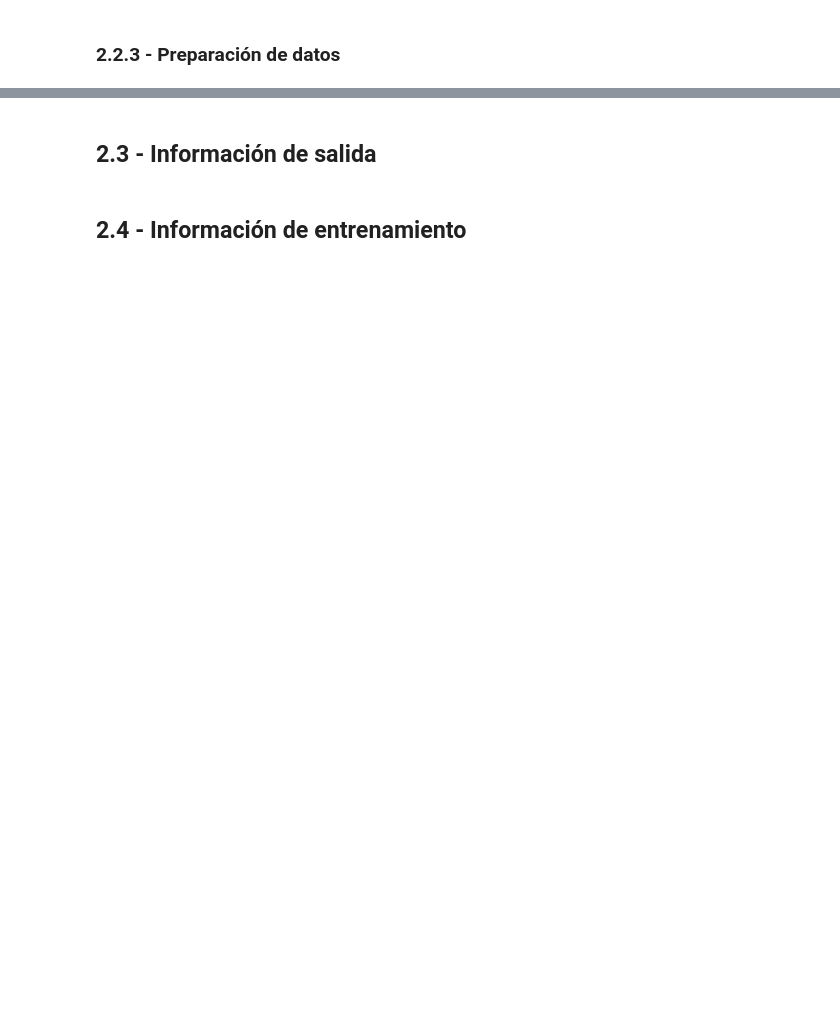
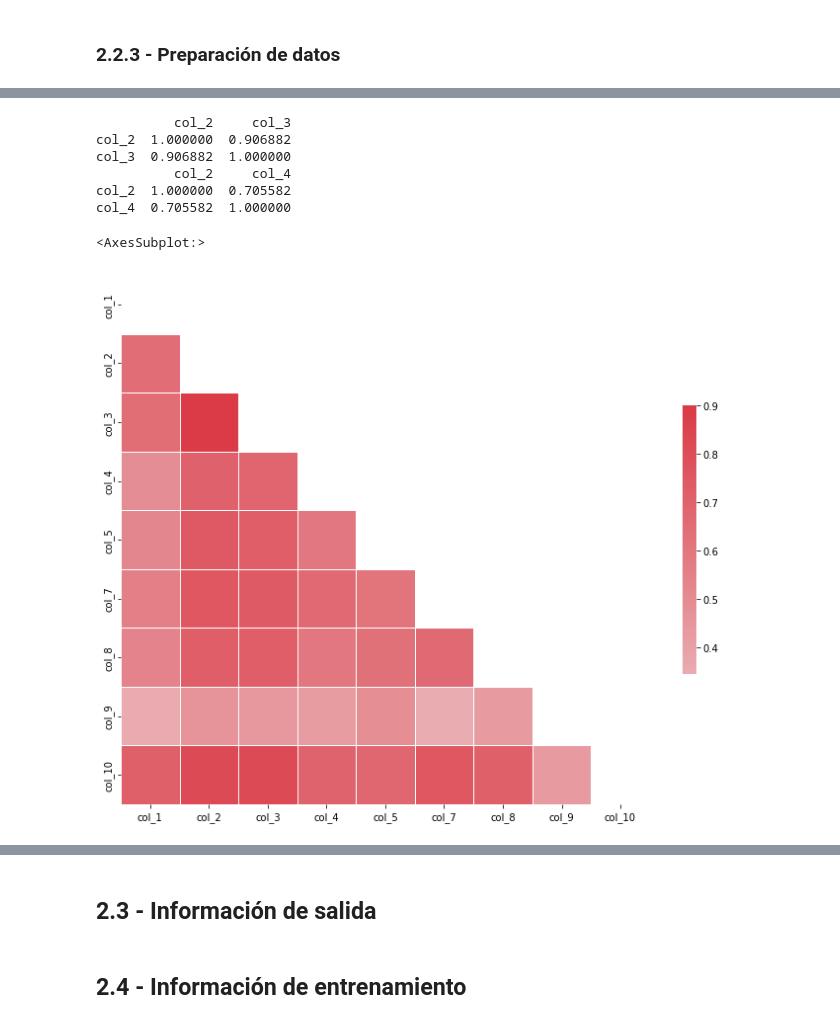
Before and after one commit to ferjorosa/tokio-school-dl-03-2023, a Jupyter notebook: 1 - INTRODUCCION/2-Preparacion de datos y herramientas.ipynb, the cells around one changed output, grey strips where cells are left out. Cells and saved outputs as stored; diff of their text form; code cells hidden in the pictures; blank space fills up the shorter version.

```diff
--- a/1 - INTRODUCCION/2-Preparacion de datos y herramientas.ipynb
+++ b/1 - INTRODUCCION/2-Preparacion de datos y herramientas.ipynb
@@ -118,0 +121,3 @@ Por ejemplo, si nuestro conjunto de datos es una imagen, el proceso de aumentaci
+# %%
+df_breast_cancer = pd.read_csv("https://archive.ics.uci.edu/ml/machine-learning-databases/breast-cancer-wisconsin/breast-cancer-wisconsin.data", header=None)
+df_breast_cancer.columns = ["col_" + str(i) for i in df_breast_cancer.columns]
@@ -118,0 +195,3 @@ Por ejemplo, si nuestro conjunto de datos es una imagen, el proceso de aumentaci
+# %%
+# replace "?" to NaN
+df_breast_cancer.replace("?", np.nan, inplace = True)
@@ -118,0 +239,36 @@ Por ejemplo, si nuestro conjunto de datos es una imagen, el proceso de aumentaci
+# %%
+print(df_breast_cancer[["col_2", "col_3"]].corr())
+print(df_breast_cancer[["col_2", "col_4"]].corr())
+# %% [output]
+          col_2     col_3
+col_2  1.000000  0.906882
+col_3  0.906882  1.000000
+          col_2     col_4
+col_2  1.000000  0.705582
+col_4  0.705582  1.000000
+# %%
+import matplotlib.pyplot as plt
+import seaborn as sns
+
+# Ignoramos la columna 0 porque actua como un ID
+df = df_breast_cancer.drop(["col_0"], axis=1)
+
+# Generamos la matriz de correlacción
+corr = df.corr()
+
+# Generamos una máscara con Numpy que ignora la triangular superior (ya que es simétrica) y la diagonal
+mask = np.zeros_like(corr, dtype=bool)
+mask[np.triu_indices_from(mask)] = True
+
+# Preparamos la figura de Matplotlib
+f, ax = plt.subplots(figsize=(12, 10))
+
+# Generamos un colormap
+cmap = sns.diverging_palette(220, 10, as_cmap=True)
+
+# Dibujamos el heatmap
+sns.heatmap(corr, mask=mask, cmap=cmap, vmax=.9, center=0,
+            square=True, linewidths=.5, cbar_kws={"shrink": .5})
+# %% [output]
+<AxesSubplot:>
+[figure, added]
```
Also changed, not shown: parts of 32 cells of this notebook, 1 other file.
